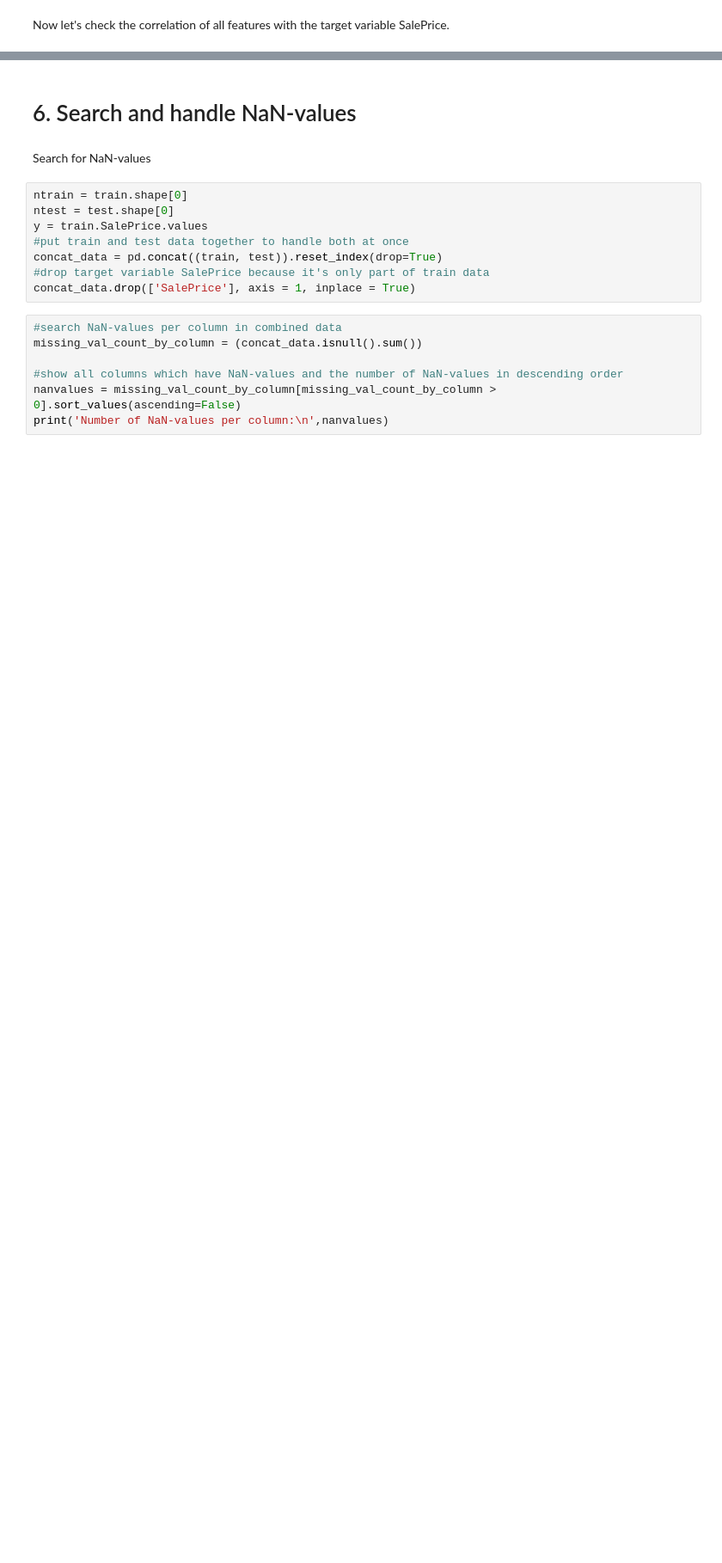
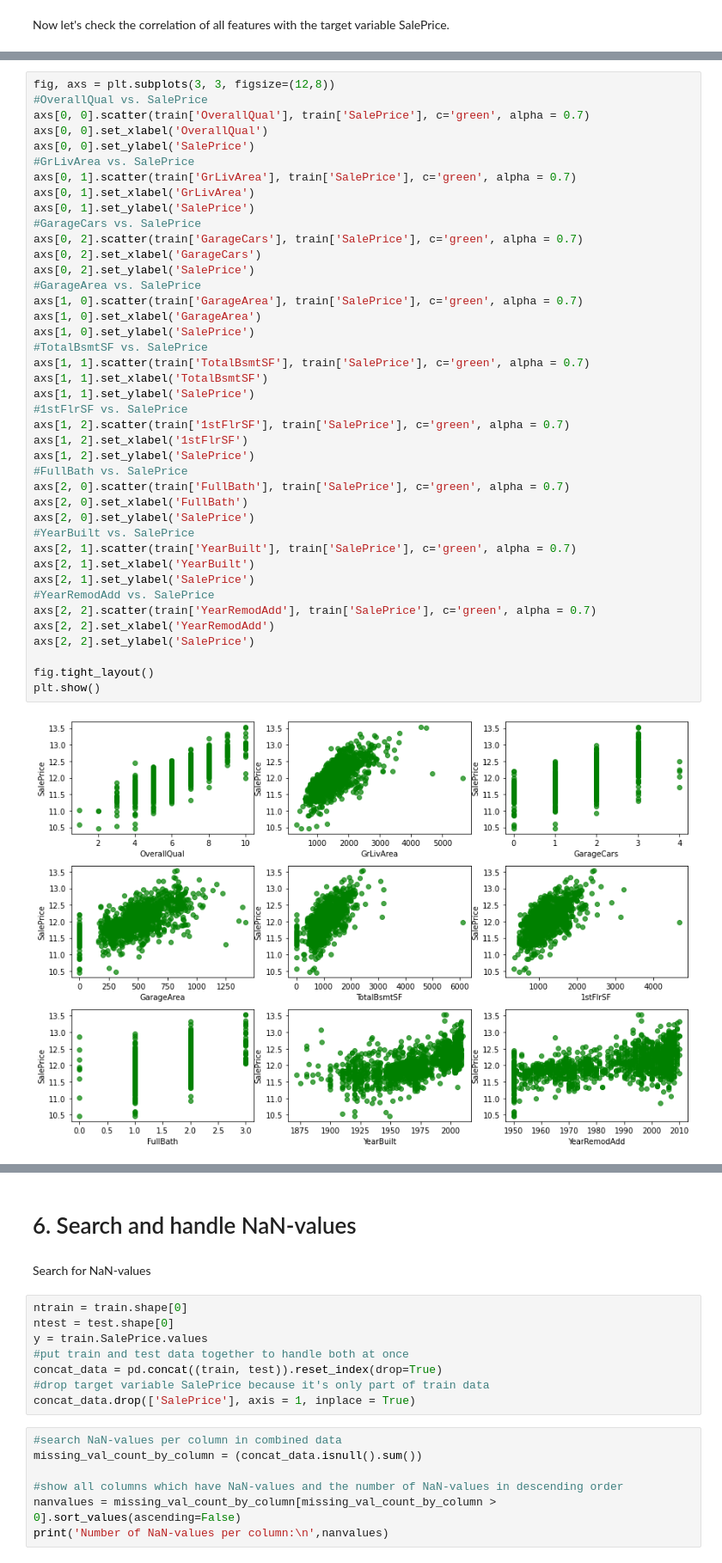
Before and after one commit to apfoertn/Kaggle_Challenge, a Jupyter notebook: Kopie_von_Kaggle_Houses.ipynb, the cells around one changed output, grey strips where cells are left out. Shown at 86% size. Drawn from its saved outputs; the diff is of its cells as text; blank space fills up the shorter version.

```diff
--- a/Kopie_von_Kaggle_Houses.ipynb
+++ b/Kopie_von_Kaggle_Houses.ipynb
@@ -311,0 +312,43 @@ There are two outliers in the lower right corner of the graph which don't make s
+# %%
+fig, axs = plt.subplots(3, 3, figsize=(12,8))
+#OverallQual vs. SalePrice
+axs[0, 0].scatter(train['OverallQual'], train['SalePrice'], c='green', alpha = 0.7)
+axs[0, 0].set_xlabel('OverallQual')
+axs[0, 0].set_ylabel('SalePrice')
+#GrLivArea vs. SalePrice
+axs[0, 1].scatter(train['GrLivArea'], train['SalePrice'], c='green', alpha = 0.7)
+axs[0, 1].set_xlabel('GrLivArea')
+axs[0, 1].set_ylabel('SalePrice')
+#GarageCars vs. SalePrice
+axs[0, 2].scatter(train['GarageCars'], train['SalePrice'], c='green', alpha = 0.7)
+axs[0, 2].set_xlabel('GarageCars')
+axs[0, 2].set_ylabel('SalePrice')
+#GarageArea vs. SalePrice
+axs[1, 0].scatter(train['GarageArea'], train['SalePrice'], c='green', alpha = 0.7)
+axs[1, 0].set_xlabel('GarageArea')
+axs[1, 0].set_ylabel('SalePrice')
+#TotalBsmtSF vs. SalePrice
+axs[1, 1].scatter(train['TotalBsmtSF'], train['SalePrice'], c='green', alpha = 0.7)
+axs[1, 1].set_xlabel('TotalBsmtSF')
+axs[1, 1].set_ylabel('SalePrice')
+#1stFlrSF vs. SalePrice
+axs[1, 2].scatter(train['1stFlrSF'], train['SalePrice'], c='green', alpha = 0.7)
+axs[1, 2].set_xlabel('1stFlrSF')
+axs[1, 2].set_ylabel('SalePrice')
+#FullBath vs. SalePrice
+axs[2, 0].scatter(train['FullBath'], train['SalePrice'], c='green', alpha = 0.7)
+axs[2, 0].set_xlabel('FullBath')
+axs[2, 0].set_ylabel('SalePrice')
+#YearBuilt vs. SalePrice
+axs[2, 1].scatter(train['YearBuilt'], train['SalePrice'], c='green', alpha = 0.7)
+axs[2, 1].set_xlabel('YearBuilt')
+axs[2, 1].set_ylabel('SalePrice')
+#YearRemodAdd vs. SalePrice
+axs[2, 2].scatter(train['YearRemodAdd'], train['SalePrice'], c='green', alpha = 0.7)
+axs[2, 2].set_xlabel('YearRemodAdd')
+axs[2, 2].set_ylabel('SalePrice')
+
+fig.tight_layout()
+plt.show()
+# %% [output]
+[figure, added]
```
Also changed, not shown: parts of 83 cells of this notebook.
